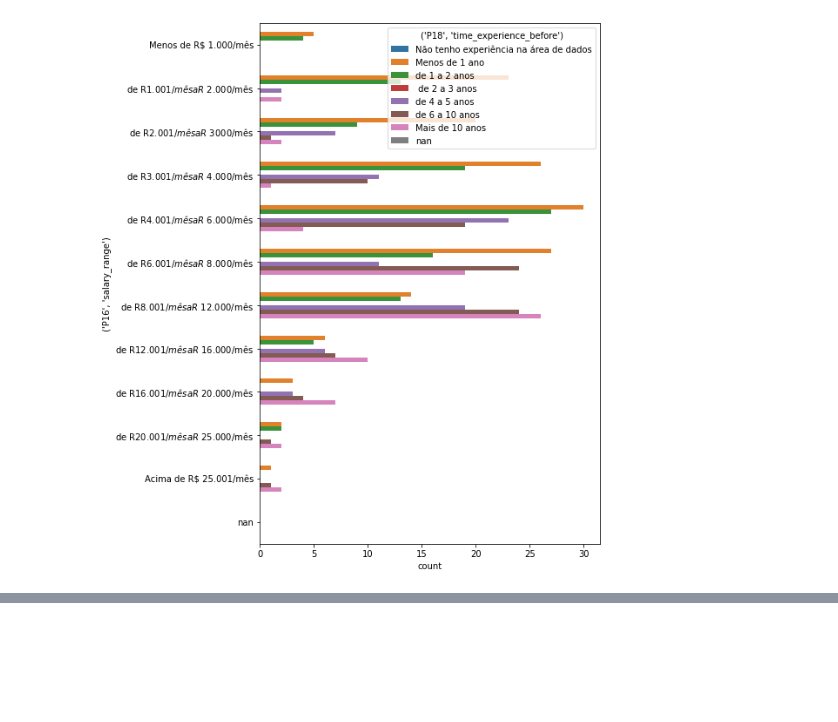
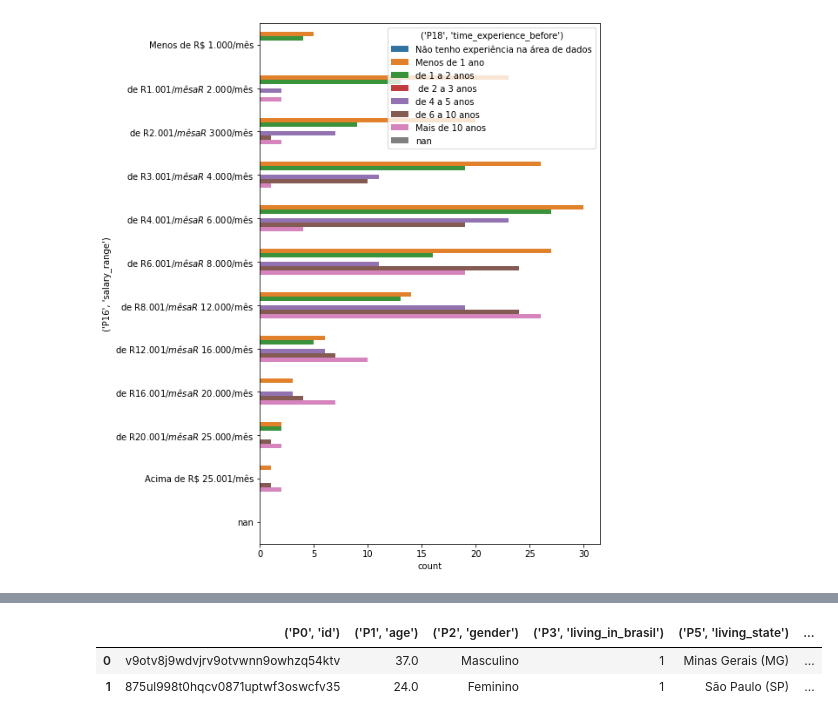
Before and after one commit to dancbatista/projeto_final_awari, a Jupyter notebook: projetoFinalAwari.ipynb, the cells around one changed output, grey strips where cells are left out. Saved outputs shown, nothing was run; the diff lists cells and outputs as text; code cells hidden in the pictures; blank space fills up the shorter version.

```diff
--- a/projetoFinalAwari.ipynb
+++ b/projetoFinalAwari.ipynb
@@ -204,0 +221,6 @@ df[df["('P16', 'salary_range')"] == "de R$ 16.001/mês a R$ 20.000/mês" ]
+# %%
+df.head(n=2)
+# %% [output]
+|  | ('P0', 'id') | ('P1', 'age') | ('P2', 'gender') | ('P3', 'living_in_brasil') | ('P5', 'living_state') | ... |
+| 0 | v9otv8j9wdvjrv9otvwnn9owhzq54ktv | 37.0 | Masculino | 1 | Minas Gerais (MG) | ... |
+| 1 | 875ul998t0hqcv0871uptwf3oswcfv35 | 24.0 | Feminino | 1 | São Paulo (SP) | ... |
```
Also changed, not shown: parts of 11 cells of this notebook.
